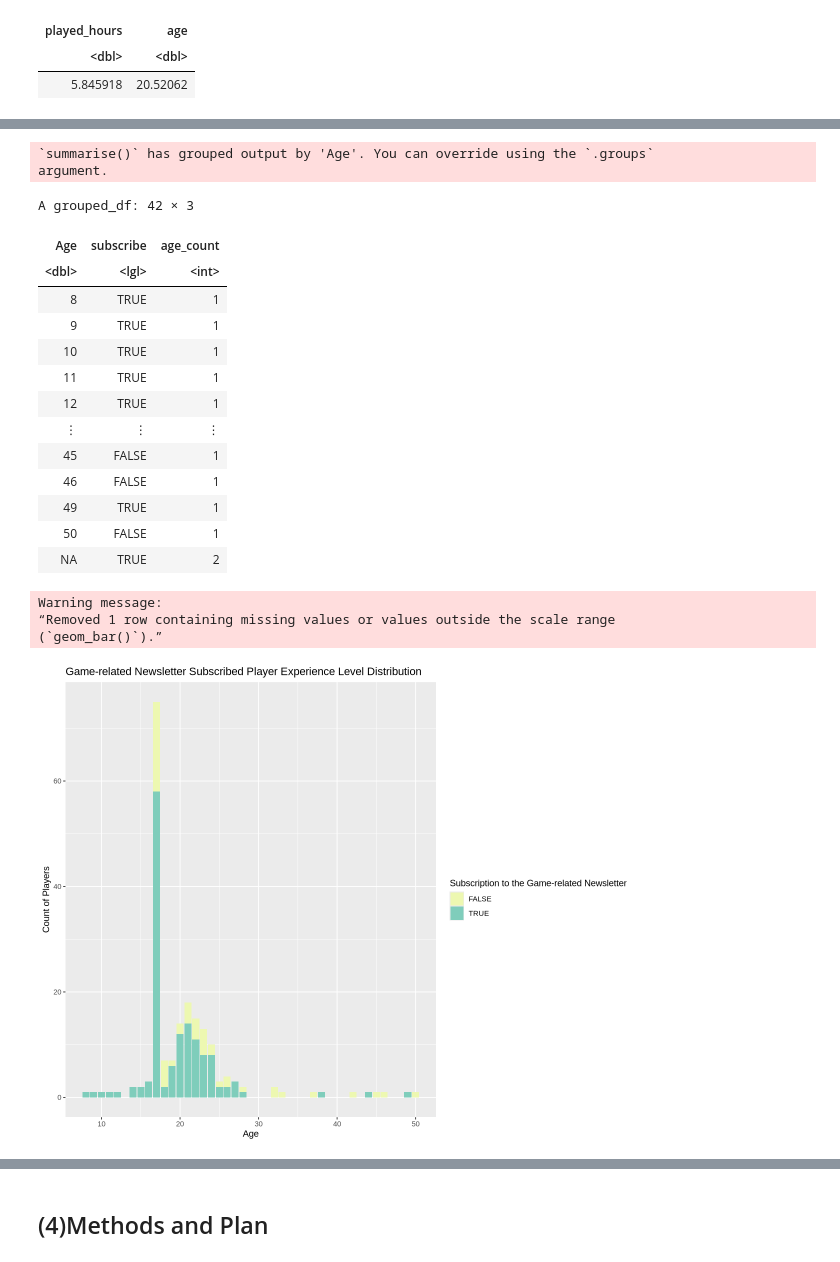
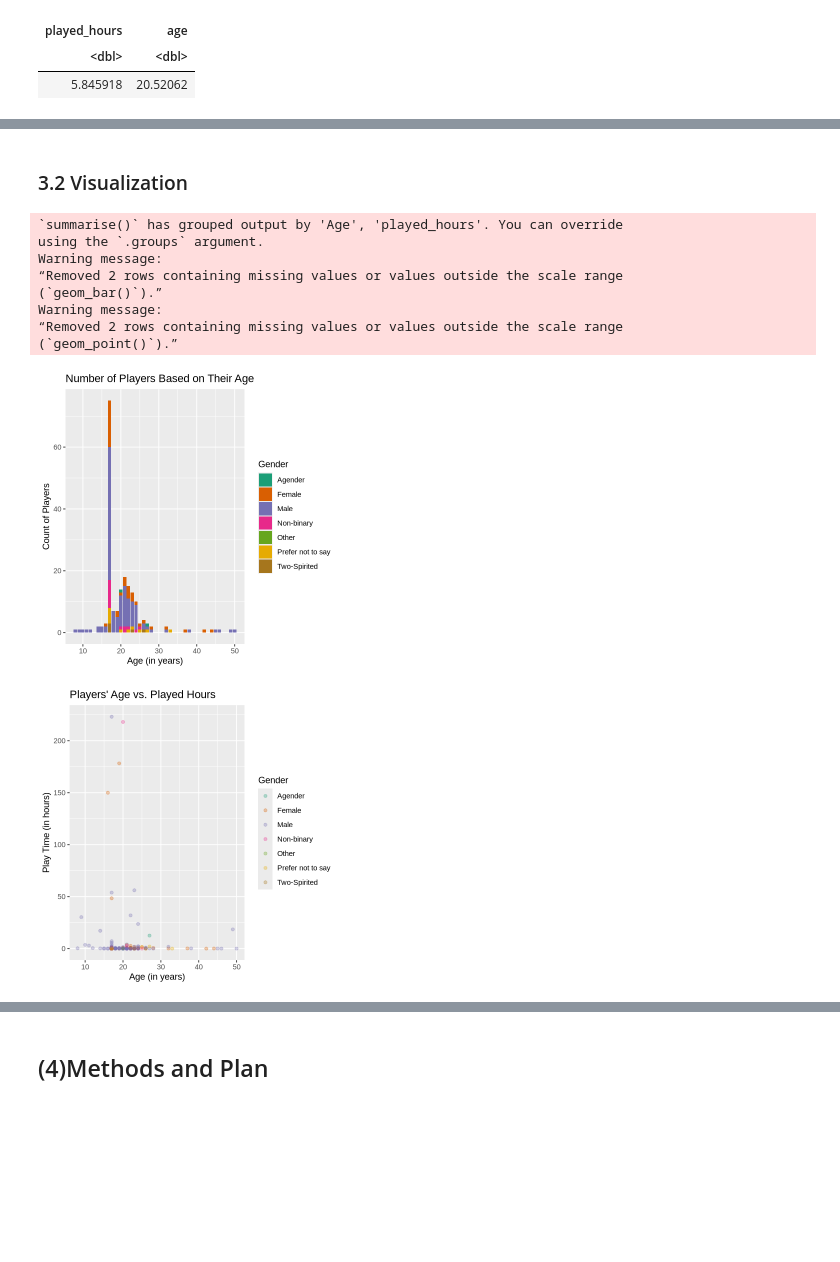
Before and after one commit to hy-008/dsci_project_1, a Jupyter notebook: dsci_project_0.ipynb, the cells around one changed output, grey strips where cells are left out. Drawn from its saved outputs; the diff is of its cells as text; code cells hidden in the pictures; blank space fills up the shorter version.

Commit message:
progress
worked till rmse, I think we're just  missing rmspe and like description of all the steps. But the rmse I got is kind of high and I dont know how to fix this.

```diff
--- a/dsci_project_0.ipynb
+++ b/dsci_project_0.ipynb
@@ -115,39 +87,38 @@ A grouped_df: 10 × 3
-# %%
-options(repr.plot.height = 8, repr.plot.width = 10)
-
-age_num <- player_data |>
-            # filter(subscribe == "TRUE") |>
-            group_by(Age, subscribe) |>
-            summarize(age_count = n())
-age_num
-
-age_num_chart <- age_num |>
-                ggplot(aes(x = Age, y = age_count, fill = subscribe)) +
-                geom_bar(stat = "identity") +
-                labs(x = "Age",
-                     y = "Count of Players",
-                     fill = "Subscription to the Game-related Newsletter") +
-                ggtitle("Game-related Newsletter Subscribed Player Experience Level Distribution") +
-                scale_fill_brewer(palette = 'YlGnBu')
-age_num_chart
-# %% [output]
-`summarise()` has grouped output by 'Age'. You can override using the `.groups`
-argument.
-A grouped_df: 42 × 3
-| Age | subscribe | age_count |
-| <dbl> | <lgl> | <int> |
-| 8 | TRUE | 1 |
-| 9 | TRUE | 1 |
-| 10 | TRUE | 1 |
-| 11 | TRUE | 1 |
-| 12 | TRUE | 1 |
-| ⋮ | ⋮ | ⋮ |
-| 45 | FALSE | 1 |
-| 46 | FALSE | 1 |
-| 49 | TRUE | 1 |
-| 50 | FALSE | 1 |
-| NA | TRUE | 2 |
-Warning message:
-“Removed 1 row containing missing values or values outside the scale range
-(`geom_bar()`).”
-[figure, removed]
+# %% [markdown]
+### 3.2 Visualization
+# %%
+options(repr.plot.height = 5, repr.plot.width = 5)
+
+age_num <- player_data |>
+            group_by(Age, played_hours, gender) |>
+            summarize(age_count = n())
+
+age_chart <- age_num |>
+                ggplot(aes(x = Age, y = age_count, fill = gender)) +
+                geom_bar(stat = "identity") +
+                labs(x = "Age (in years)",
+                     y = "Count of Players",
+                     fill = "Gender") +
+                ggtitle("Number of Players Based on Their Age") +
+                scale_fill_brewer(palette = 'Dark2')
+age_chart
+
+hours_chart <- player_data |>
+                ggplot(aes(x = Age, y = played_hours, color = gender)) +
+                geom_point(alpha = 0.3) + #there is overplotting
+                labs(x = "Age (in years)",
+                     y = "Play Time (in hours)", color = "Gender") +
+                ggtitle("Players' Age vs. Played Hours") +
+                scale_color_brewer(palette = 'Dark2')
+hours_chart
+# %% [output]
+`summarise()` has grouped output by 'Age', 'played_hours'. You can override
+using the `.groups` argument.
+Warning message:
+“Removed 2 rows containing missing values or values outside the scale range
+(`geom_bar()`).”
+Warning message:
+“Removed 2 rows containing missing values or values outside the scale range
+(`geom_point()`).”
+[figure, added]
+[figure, added]
```
Also changed, not shown: parts of 11 cells of this notebook, 1 other file.
